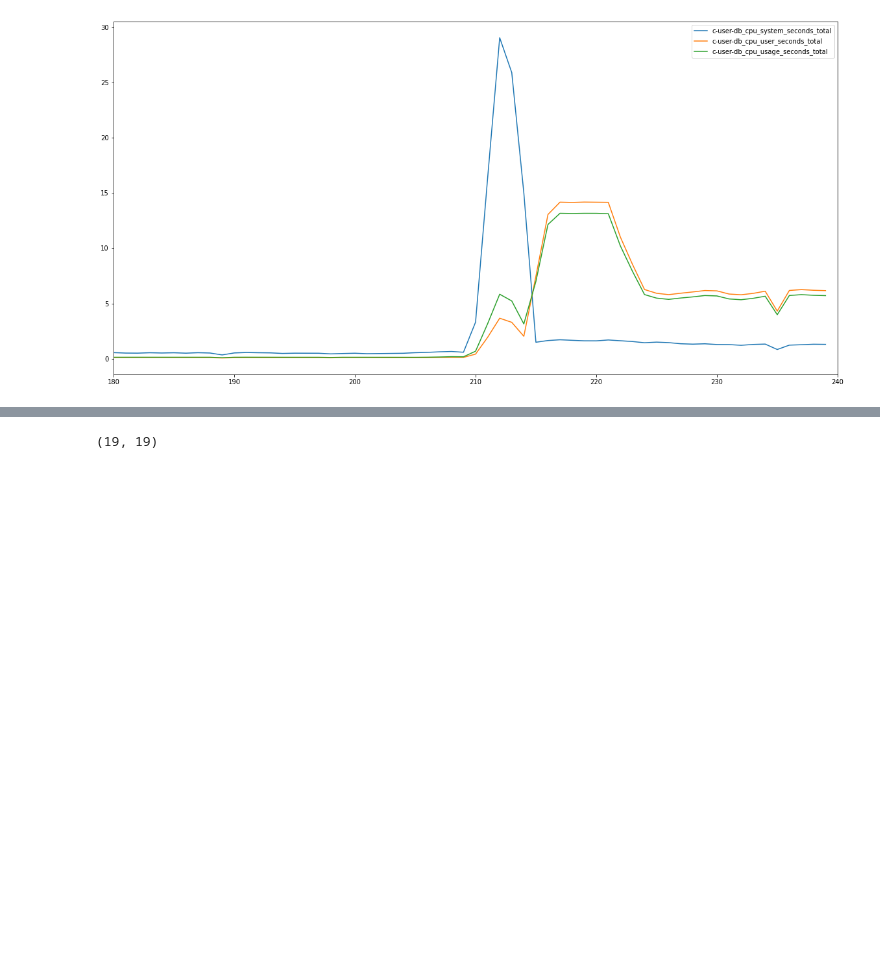
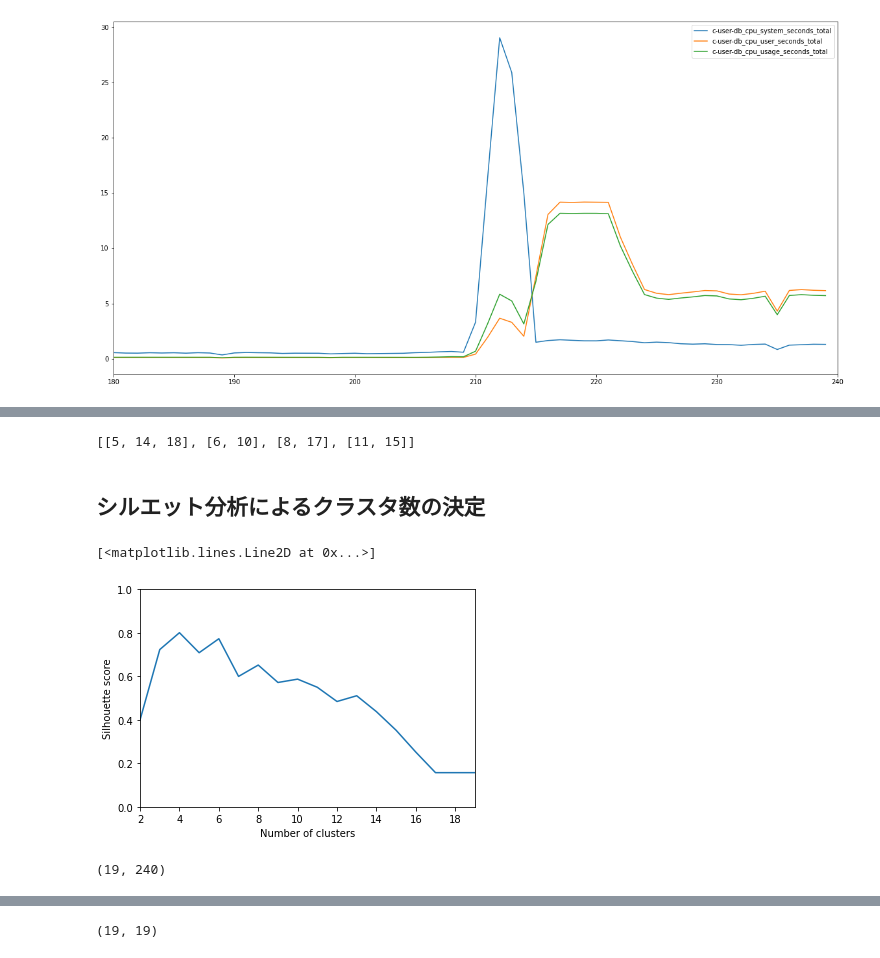
Before and after one commit to microservices-demo/microservices-demo, a Jupyter notebook: causal-discovery/dimension-reduction.ipynb, the cells around one changed output, grey strips where cells are left out. Drawn from its saved outputs; the diff is of its cells as text; code cells hidden in the pictures; blank space fills up the shorter version.

```diff
--- a/causal-discovery/prepocess.ipynb
+++ b/causal-discovery/dimension-reduction.ipynb
@@ -142,0 +216,28 @@ df.plot(figsize=(20, 10), xlim=[180,240])
+# %%
+cluster
+# %% [output]
+[[5, 14, 18], [6, 10], [8, 17], [11, 15]]
+# %% [markdown]
+## シルエット分析によるクラスタ数の決定
+# %%
+n_clusters = []
+scores = []
+for k in range(data.shape[0]):
+    if k+1 == 1:
+        continue
+    labels = fcluster(z, t=k+1, criterion="maxclust")
+    n_clusters.append(k+1)
+    scores.append(silhouette_score(data, labels))
+# %%
+plt.ylabel("Silhouette score")
+plt.xlabel("Number of clusters")
+plt.ylim(0,1)
+plt.xlim(2,19)
+plt.plot(n_clusters, scores)
+# %% [output]
+[<matplotlib.lines.Line2D at 0x...>]
+[figure, added]
+# %%
+data.shape
+# %% [output]
+(19, 240)
```
Also changed, not shown: parts of 15 cells of this notebook, 2 other files.
